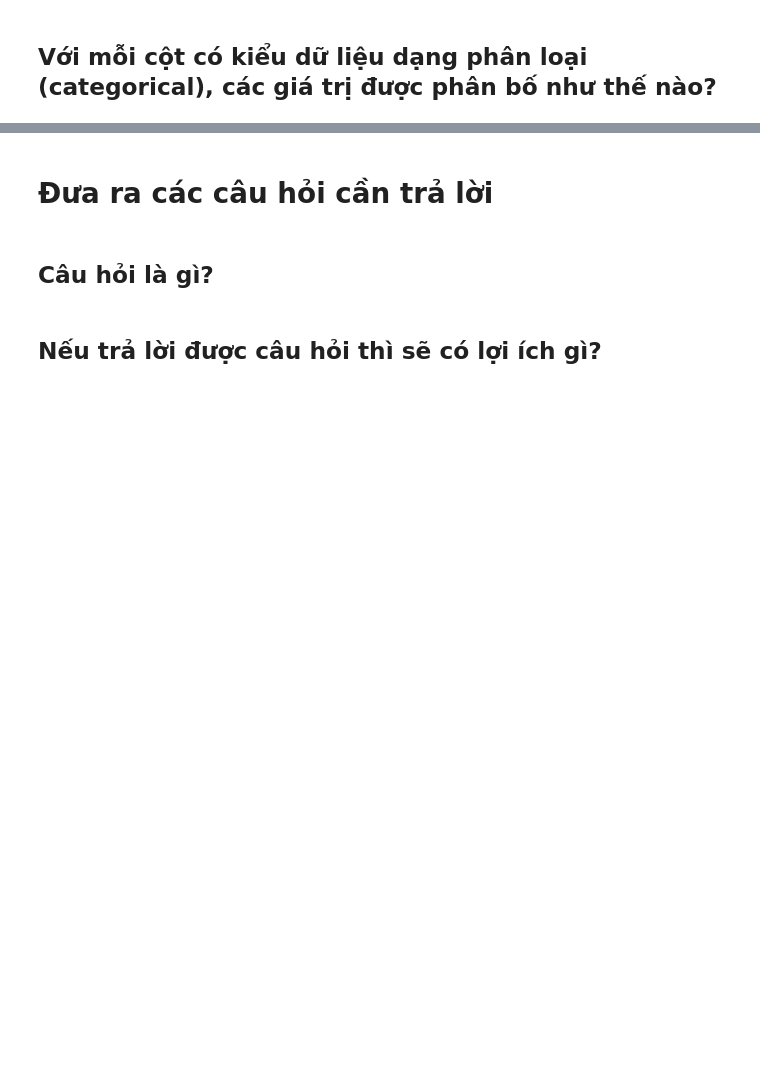
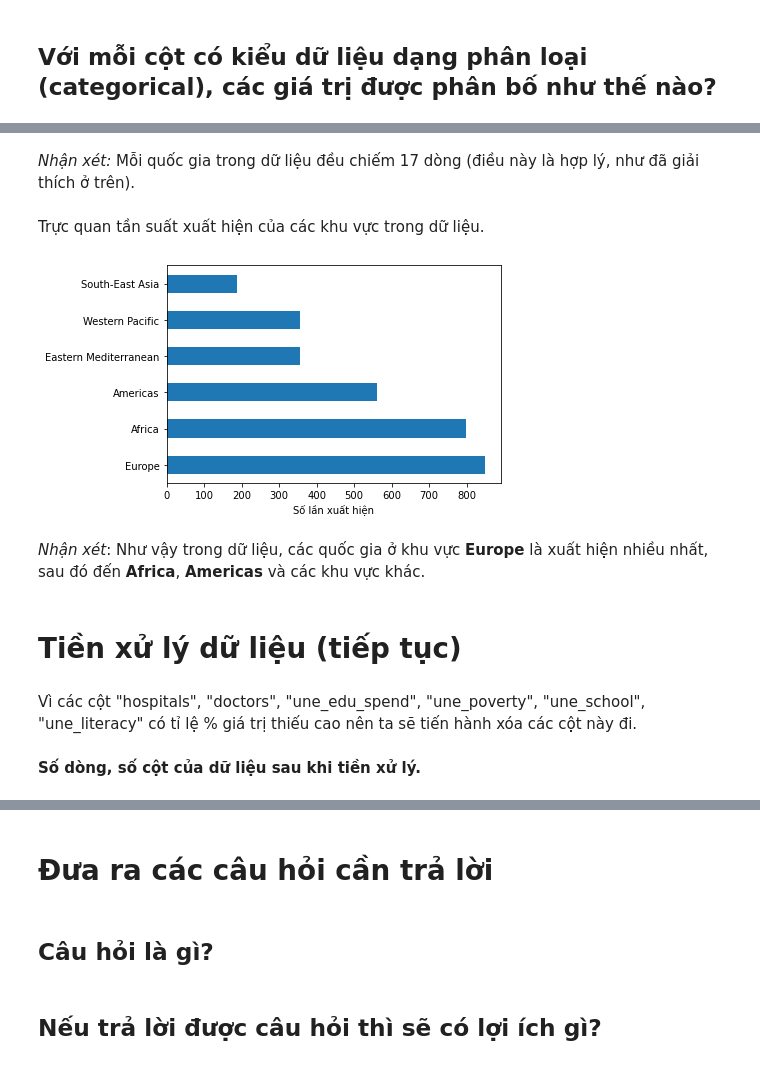
Before and after one commit to dhptrung/P4DS-FinalProject, a Jupyter notebook: P4DS-FinalProject.ipynb, the cells around one changed output, grey strips where cells are left out. Saved outputs shown, nothing was run; the diff lists cells and outputs as text; code cells hidden in the pictures; blank space fills up the shorter version.

```diff
--- a/P4DS-FinalProject.ipynb
+++ b/P4DS-FinalProject.ipynb
@@ -102,0 +237,16 @@ Tất cả các cột đều đã có kiểu dữ liệu phù hợp.
+# %% [markdown]
+*Nhận xét:* Mỗi quốc gia trong dữ liệu đều chiếm 17 dòng (điều này là hợp lý, như đã giải thích ở trên).
+# %% [markdown]
+Trực quan tần suất xuất hiện của các khu vực trong dữ liệu.
+# %%
+df['region'].value_counts().plot.barh()
+plt.xlabel('Số lần xuất hiện')
+plt.show()
+# %% [output]
+[figure, added]
+# %% [markdown]
+*Nhận xét*: Như vậy trong dữ liệu, các quốc gia ở khu vực **Europe** là xuất hiện nhiều nhất, sau đó đến **Africa**, **Americas** và các khu vực khác.
+# %% [markdown]
+# Tiền xử lý dữ liệu (tiếp tục)
+# %% [markdown]
+Vì các cột "hospitals", "doctors", "une_edu_spend", "une_poverty", "une_school", "une_literacy" có tỉ lệ % giá trị thiếu cao nên ta sẽ tiến hành xóa các cột này đi.
@@ -102,0 +260,2 @@ Tất cả các cột đều đã có kiểu dữ liệu phù hợp.
+# %% [markdown]
+**Số dòng, số cột của dữ liệu sau khi tiền xử lý.**
```
Also changed, not shown: parts of 24 cells of this notebook.
